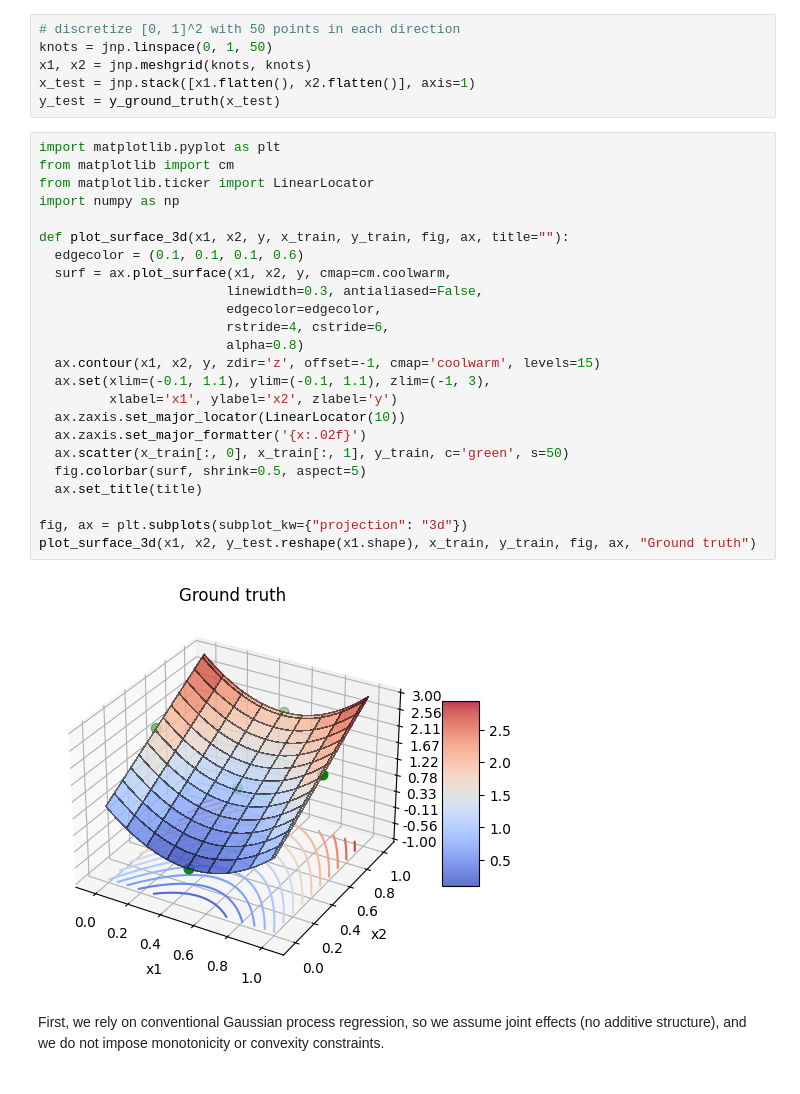
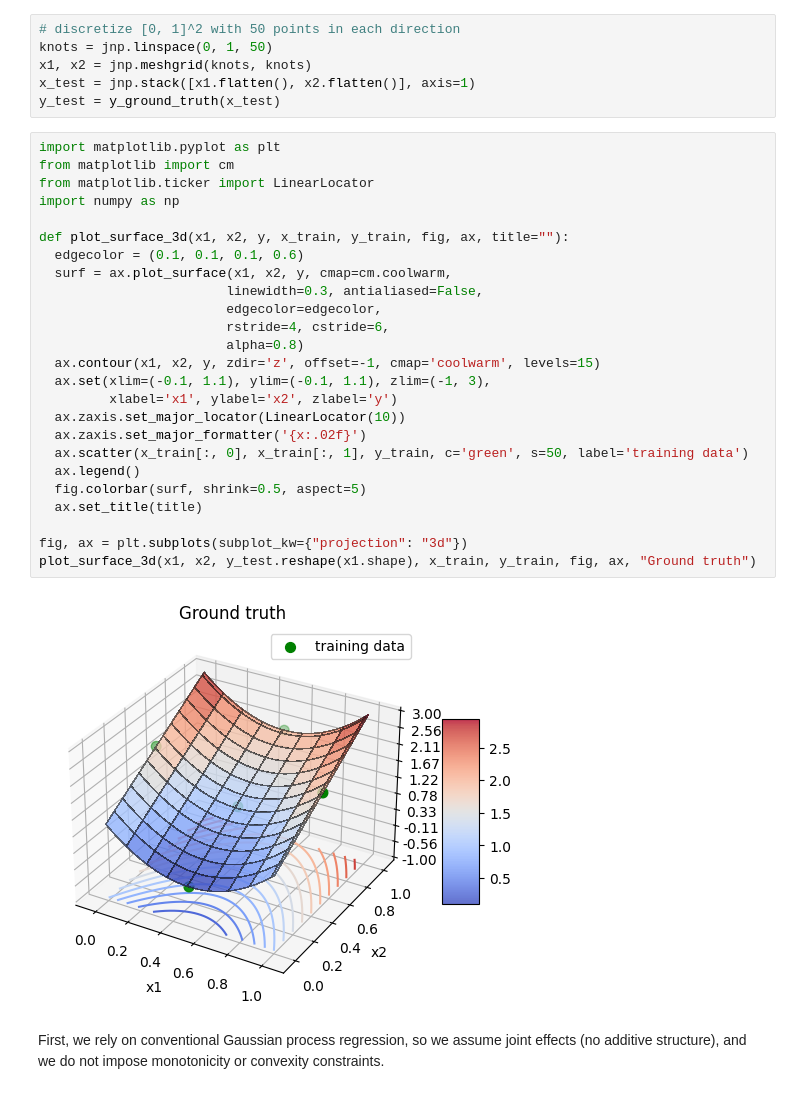
Before and after one commit to Algue-Rythme/MaxModeAdditiveGP, a Jupyter notebook: toy_tutorial.ipynb, the cells around one changed output. Cells and saved outputs as stored; diff of their text form.

Commit message:
add legend

```diff
--- a/toy_tutorial.ipynb
+++ b/toy_tutorial.ipynb
@@ -48,29 +48,30 @@ y_test = y_ground_truth(x_test)
 # %%
 import matplotlib.pyplot as plt
 from matplotlib import cm
 from matplotlib.ticker import LinearLocator
 import numpy as np
 
 def plot_surface_3d(x1, x2, y, x_train, y_train, fig, ax, title=""):
   edgecolor = (0.1, 0.1, 0.1, 0.6)
   surf = ax.plot_surface(x1, x2, y, cmap=cm.coolwarm,
                         linewidth=0.3, antialiased=False,
                         edgecolor=edgecolor,
                         rstride=4, cstride=6,
                         alpha=0.8)
   ax.contour(x1, x2, y, zdir='z', offset=-1, cmap='coolwarm', levels=15)
   ax.set(xlim=(-0.1, 1.1), ylim=(-0.1, 1.1), zlim=(-1, 3),
          xlabel='x1', ylabel='x2', zlabel='y')
   ax.zaxis.set_major_locator(LinearLocator(10))
   ax.zaxis.set_major_formatter('{x:.02f}')
-  ax.scatter(x_train[:, 0], x_train[:, 1], y_train, c='green', s=50)
+  ax.scatter(x_train[:, 0], x_train[:, 1], y_train, c='green', s=50, label='training data')
+  ax.legend()
   fig.colorbar(surf, shrink=0.5, aspect=5)
   ax.set_title(title)
 
 fig, ax = plt.subplots(subplot_kw={"projection": "3d"})
 plot_surface_3d(x1, x2, y_test.reshape(x1.shape), x_train, y_train, fig, ax, "Ground truth")
 # %% [output]
-[figure, old version]
+[figure, new version]
 # %% [markdown]
 First, we rely on conventional Gaussian process regression, so we assume joint effects (no additive structure),
 and we do not impose monotonicity or convexity constraints.
```
Also changed, not shown: parts of 3 cells of this notebook.
